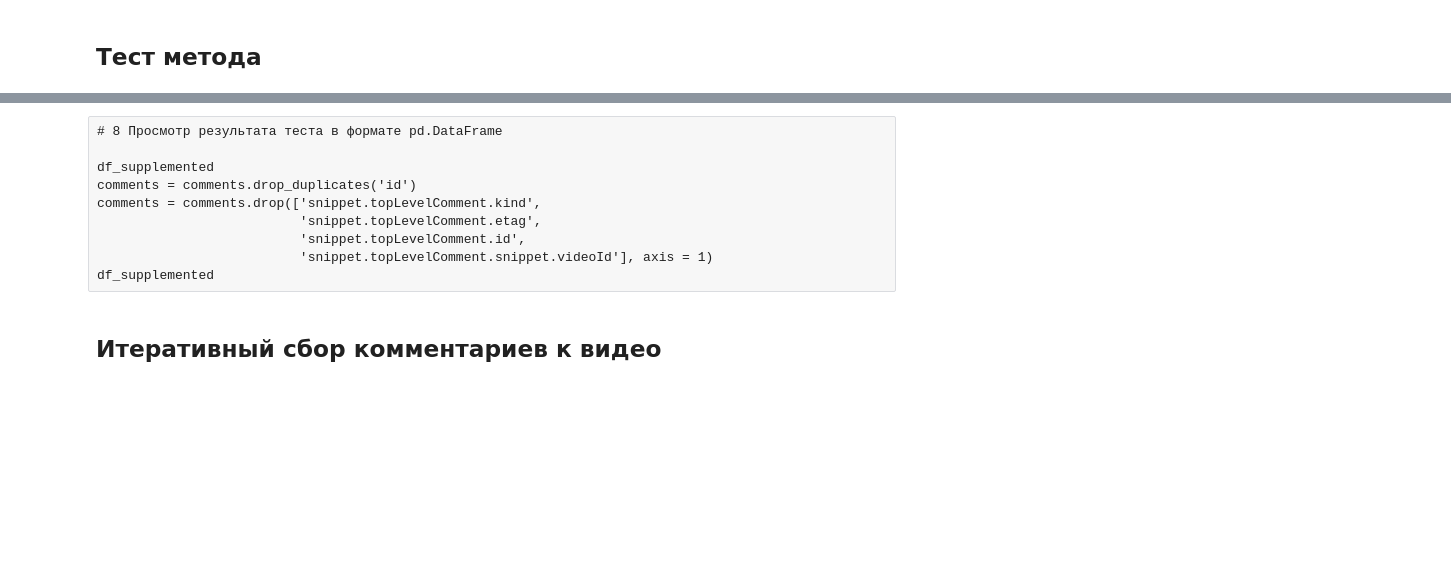
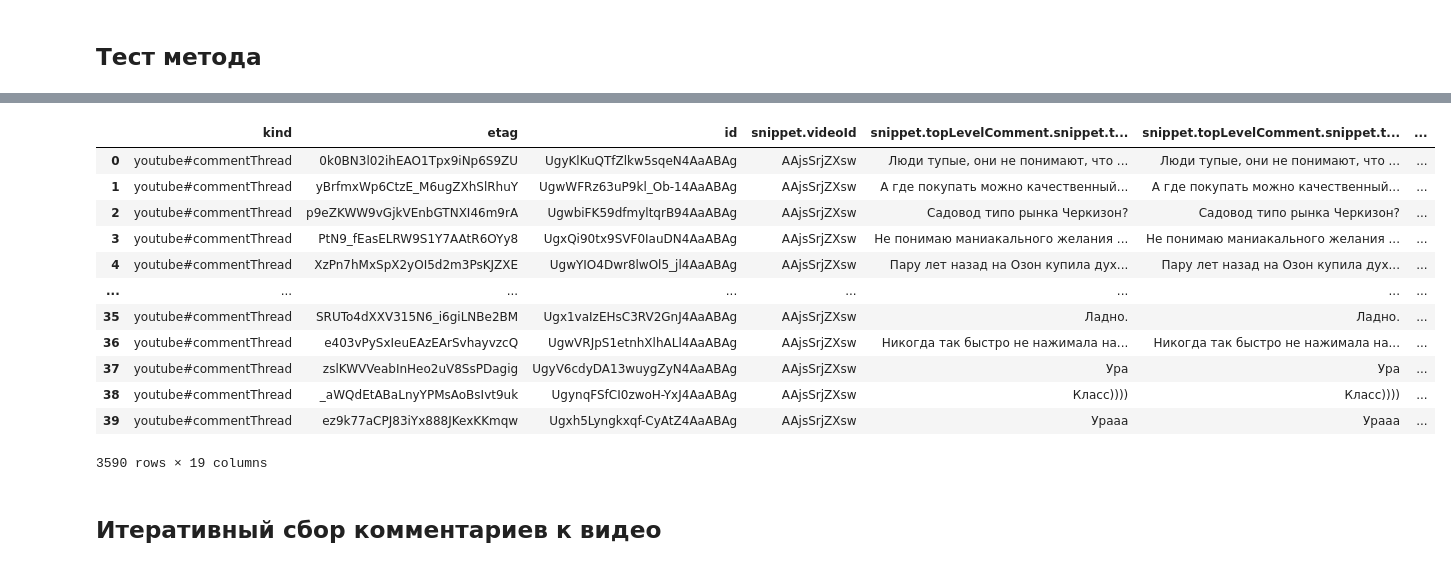
Before and after one commit to Tricar5/dm_corean, a Jupyter notebook: notebooks/9/comment_youtube.ipynb, the cells around one changed output, grey strips where cells are left out. Drawn from its saved outputs; the diff is of its cells as text; code cells hidden in the pictures; blank space fills up the shorter version.

```diff
--- a/notebooks/9/comment_youtube.ipynb
+++ b/notebooks/9/comment_youtube.ipynb
@@ -127,13 +94,58 @@ while response['nextPageToken']:
-# %% [raw]
-# 8 Просмотр результата теста в формате pd.DataFrame
-
-df_supplemented
-comments = comments.drop_duplicates('id')
-comments = comments.drop(['snippet.topLevelComment.kind',
-                          'snippet.topLevelComment.etag',
-                          'snippet.topLevelComment.id',
-                          'snippet.topLevelComment.snippet.videoId'], axis = 1)
-df_supplemented
+# %%
+# 7 Тест метода
+video_id = "AAjsSrjZXsw"
+
+
+# Единичный запуск
+request = youtube.commentThreads().list(
+                                part =search_part,
+                                videoId = video_id,
+                                textFormat="plainText",
+                                maxResults=50
+)
+
+response = request.execute()
+df_supplemented = pd.json_normalize(response['items'])
+
+# Итерация по threads к видео
+while response.get('nextPageToken'):
+    request = youtube.commentThreads().list(
+                                    part =search_part,
+                                    videoId = video_id,
+                                    textFormat="plainText",
+                                    maxResults=50,
+                                    pageToken=response['nextPageToken']
+    )
+    response = request.execute()
+
+    df_additional = pd.json_normalize(response['items'])
+    df_supplemented = pd.concat([df_supplemented, df_additional])
+
+    if not response.get('nextPageToken'):
+        break
+# %%
+# 8 Просмотр результата теста в формате pd.DataFrame
+
+df_supplemented = df_supplemented.drop_duplicates('id')
+df_supplemented = df_supplemented.drop(['snippet.topLevelComment.kind',
+                          'snippet.topLevelComment.etag',
+                          'snippet.topLevelComment.id',
+                          'snippet.topLevelComment.snippet.videoId'], axis = 1)
+df_supplemented
+# %% [output]
+|  | kind | etag | id | snippet.videoId | snippet.topLevelComment.snippet.t... | snippet.topLevelComment.snippet.t... | ... |
+| 0 | youtube#commentThread | 0k0BN3l02ihEAO1Tpx9iNp6S9ZU | UgyKlKuQTfZlkw5sqeN4AaABAg | AAjsSrjZXsw | Люди тупые, они не понимают, что ... | Люди тупые, они не понимают, что ... | ... |
+| 1 | youtube#commentThread | yBrfmxWp6CtzE_M6ugZXhSlRhuY | UgwWFRz63uP9kl_Ob-14AaABAg | AAjsSrjZXsw | А где покупать можно качественный... | А где покупать можно качественный... | ... |
+| 2 | youtube#commentThread | p9eZKWW9vGjkVEnbGTNXI46m9rA | UgwbiFK59dfmyltqrB94AaABAg | AAjsSrjZXsw | Садовод типо рынка Черкизон? | Садовод типо рынка Черкизон? | ... |
+| 3 | youtube#commentThread | PtN9_fEasELRW9S1Y7AAtR6OYy8 | UgxQi90tx9SVF0IauDN4AaABAg | AAjsSrjZXsw | Не понимаю маниакального желания ... | Не понимаю маниакального желания ... | ... |
+| 4 | youtube#commentThread | XzPn7hMxSpX2yOI5d2m3PsKJZXE | UgwYIO4Dwr8lwOl5_jl4AaABAg | AAjsSrjZXsw | Пару лет назад на Озон купила дух... | Пару лет назад на Озон купила дух... | ... |
+| ... | ... | ... | ... | ... | ... | ... | ... |
+| 35 | youtube#commentThread | SRUTo4dXXV315N6_i6giLNBe2BM | Ugx1vaIzEHsC3RV2GnJ4AaABAg | AAjsSrjZXsw | Ладно. | Ладно. | ... |
+| 36 | youtube#commentThread | e403vPySxIeuEAzEArSvhayvzcQ | UgwVRJpS1etnhXlhALl4AaABAg | AAjsSrjZXsw | Никогда так быстро не нажимала на... | Никогда так быстро не нажимала на... | ... |
+| 37 | youtube#commentThread | zslKWVVeabInHeo2uV8SsPDagig | UgyV6cdyDA13wuygZyN4AaABAg | AAjsSrjZXsw | Ура | Ура | ... |
+| 38 | youtube#commentThread | _aWQdEtABaLnyYPMsAoBsIvt9uk | UgynqFSfCI0zwoH-YxJ4AaABAg | AAjsSrjZXsw | Класс)))) | Класс)))) | ... |
+| 39 | youtube#commentThread | ez9k77aCPJ83iYx888JKexKKmqw | Ugxh5Lyngkxqf-CyAtZ4AaABAg | AAjsSrjZXsw | Урааа | Урааа | ... |
+3590 rows × 19 columns
 # %% [markdown]
 ## Итеративный сбор комментариев к видео
 # %%
```
Also changed, not shown: parts of 39 cells of this notebook, 3 other files.
